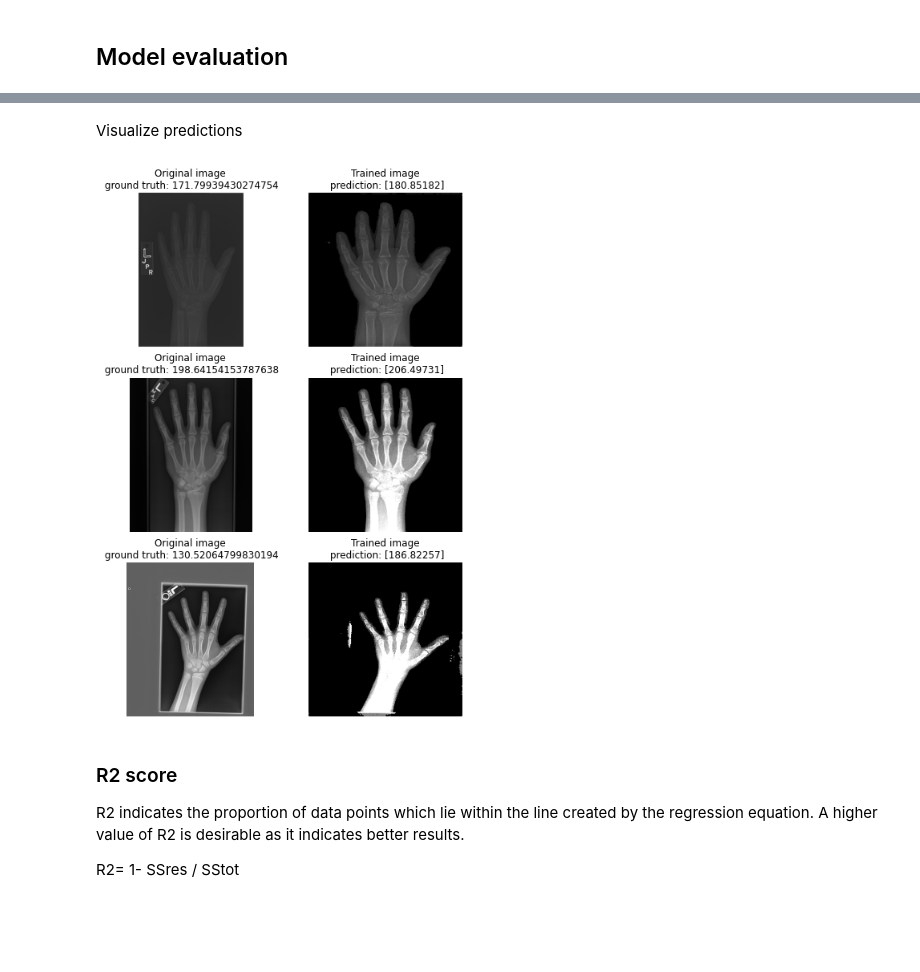
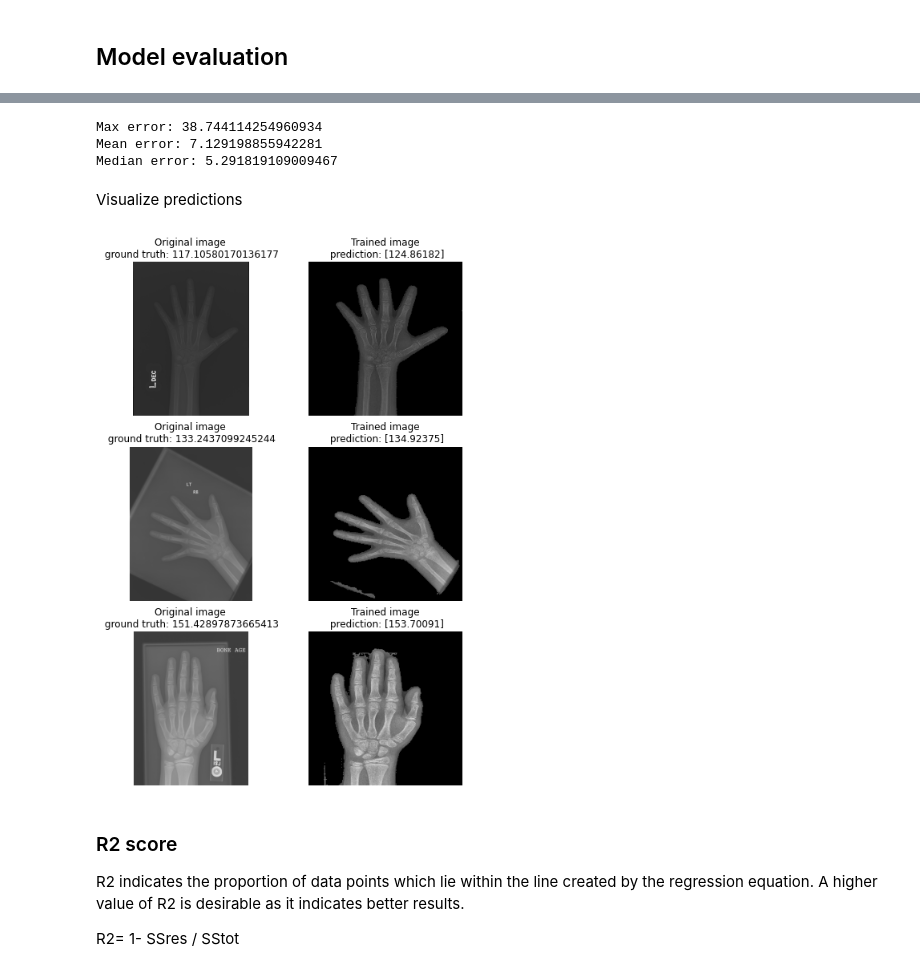
Before and after one commit to tommilotta/BoneAgePrediction, a Jupyter notebook: regression_model.ipynb, the cells around one changed output, grey strips where cells are left out. Saved outputs shown, nothing was run; the diff lists cells and outputs as text; code cells hidden in the pictures; blank space fills up the shorter version.

```diff
--- a/regression_model.ipynb
+++ b/regression_model.ipynb
@@ -487,12 +431,0 @@ def gen_2inputs(datagen, df, img_size, batch_size, shuffle=False, seed=None):
-# %%
-datagen_train = ImageDataGenerator(preprocessing_function=lambda x: x/255.,
-                                   zoom_range=0.2, rotation_range=25,
-                                   width_shift_range=0.25, height_shift_range=0.25,
-                                   horizontal_flip=True, shear_range = 0.2)
-datagen_val = ImageDataGenerator(preprocessing_function=lambda x: x/255., width_shift_range=0.25,
-                                 height_shift_range=0.25, horizontal_flip=True)
-datagen_test = ImageDataGenerator(preprocessing_function=lambda x: x/255.)
-
-train_gen = gen_2inputs(datagen_train, train_df, IMG_SIZE, batch_size, shuffle=True, seed=1)
-val_gen = gen_2inputs(datagen_val, validation_df, IMG_SIZE, batch_size, shuffle=True, seed=1)
-test_gen = gen_2inputs(datagen_test, test_df, IMG_SIZE, test_df.shape[0])
@@ -711,9 +1176,9 @@ Found 200 validated image filenames.
 # %%
-fig, ax1 = plt.subplots(1,1, figsize = (6,6))
-ax1.plot(test_Y_months, pred_Y, 'r.', label = 'predictions')
-ax1.plot(test_Y_months, test_Y_months, 'b-', label = 'actual')
-ax1.legend()
-ax1.set_xlabel('Actual Age (Months)')
-ax1.set_ylabel('Predicted Age (Months)')
+fig, ax = plt.subplots(1,1, figsize = (6,6))
+ax.plot(test_Y_months, pred_Y, '.', c=colors[0], label = 'predictions')
+ax.plot(test_Y_months, test_Y_months, '-', c=colors[-1], label = 'ground truth')
+ax.legend()
+ax.set_xlabel('Actual Age (Months)')
+ax.set_ylabel('Predicted Age (Months)')
 # %% [output]
 Text(0, 0.5, 'Predicted Age (Months)')
@@ -730,8 +1185,0 @@ print(miss.argmin(), miss.min())
-# %%
-fig, ax = plt.subplots(1, 2)
-[a.axis('off') for a in ax.flatten()]
-
-img1 = cv2.cvtColor(test_X[0][miss.argmax()],cv2.COLOR_GRAY2RGB)
-img2 = cv2.cvtColor(test_X[0][miss.argmin()],cv2.COLOR_GRAY2RGB)
-ax[0].imshow(img1)
-ax[1].imshow(img2)
@@ -741,8 +1185,0 @@ ax[1].imshow(img2)
-# %%
-fig, ax = plt.subplots(1, 2)
-[a.axis('off') for a in ax.flatten()]
-
-img1 = cv2.imread(test_path + 'Test Set Images/' + test_df.loc[miss.argmax(), 'image'].split('/')[-1])
-img2 = cv2.imread(test_path + 'Test Set Images/' + test_df.loc[miss.argmin(), 'image'].split('/')[-1])
-ax[0].imshow(img1)
-ax[1].imshow(img2)
@@ -770,23 +1191,32 @@ loss, mae, accuracy = model.evaluate(test_gen, verbose=2, steps=1)
+# %%
+miss = np.abs(pred_Y.T - test_Y_months)
+print('Max error: {}'.format(np.max(miss)))
+print('Mean error: {}'.format(np.mean(miss)))
+print('Median error: {}'.format(np.median(miss)))
+# %% [output]
+Max error: 38.744114254960934
+Mean error: 7.129198855942281
+Median error: 5.291819109009467
 # %% [markdown]
 Visualize predictions
 # %%
 fig, axs = plt.subplots(3, 2, figsize=(8, 12))
 [ax.axis('off') for ax in axs.flatten()]
 
-indexes = np.random.randint(0, test_df.shape[0], size=4)
+indexes = np.random.randint(0, test_df.shape[0], size=3)
 for i, ax in enumerate(axs):
   ind = indexes[i]
   name = test_df.loc[ind, 'image'].split('/')[-1]
   original = cv2.imread(test_path + 'Test Set Images/' + name)
   # original = cv2.imread(test_path + 'Test Set Images Contrast/' + name)
   masked = cv2.imread(test_df.loc[ind, 'image'])
 
   ax[0].imshow(original)
   ax[1].imshow(masked)
   ax[0].set_title('Original image\n ground truth: {}'.format(test_Y_months[ind]))
   ax[1].set_title('Trained image\n prediction: {}'.format(pred_Y[ind]))
 # %% [output]
-[figure, old version]
+[figure, new version]
 # %% [markdown]
 ### R2 score
 
```
Also changed, not shown: parts of 103 cells of this notebook.
